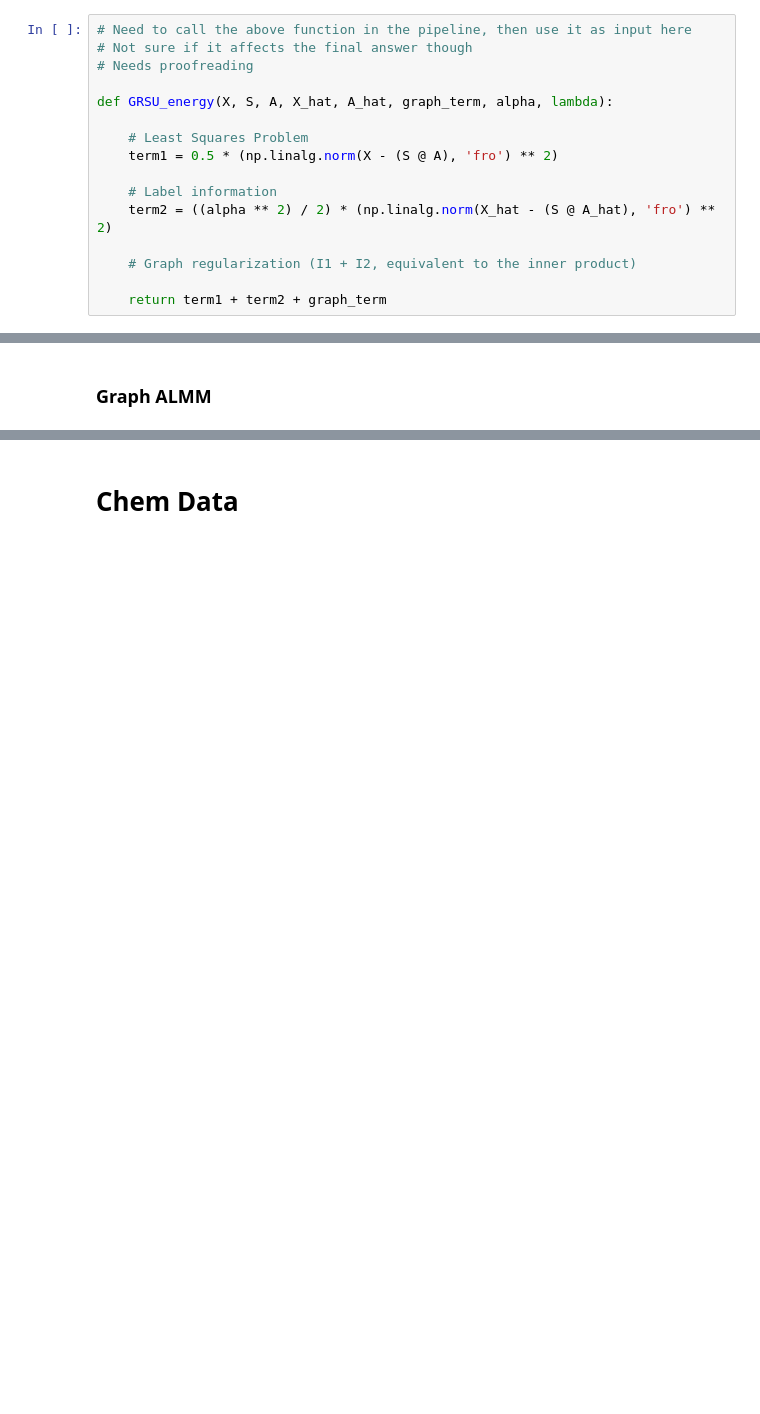
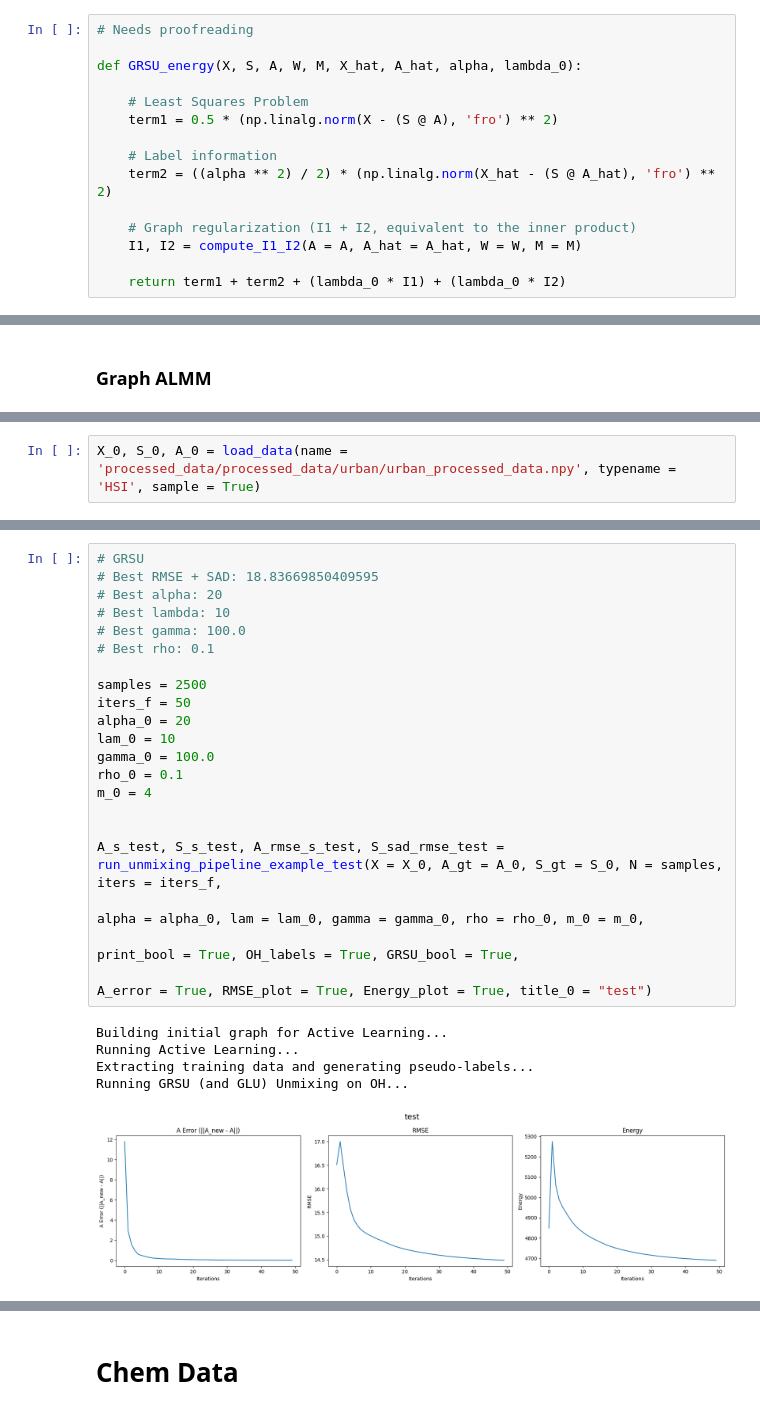
Before and after one commit to mtyler1059/Nearly-Blind-Hyperspectral-Unmixing, a Jupyter notebook: plot_testing.ipynb, the cells around one changed output, grey strips where cells are left out. Drawn from its saved outputs; the diff is of its cells as text; blank space fills up the shorter version.

Commit message:
Added energy function implementations

```diff
--- a/plot_testing.ipynb
+++ b/plot_testing.ipynb
@@ -1379,9 +1395,7 @@ def graph_reg_term(A, A_hat, L_uu, L_lu, L_ll):
 # %%
-# Need to call the above function in the pipeline, then use it as input here
-# Not sure if it affects the final answer though
 # Needs proofreading
 
-def GRSU_energy(X, S, A, X_hat, A_hat, graph_term, alpha, lambda):
+def GRSU_energy(X, S, A, W, M, X_hat, A_hat, alpha, lambda_0):
 
     # Least Squares Problem
     term1 = 0.5 * (np.linalg.norm(X - (S @ A), 'fro') ** 2)
@@ -1390,8 +1404,9 @@ def GRSU_energy(X, S, A, X_hat, A_hat, graph_term, alpha, lambda):
     term2 = ((alpha ** 2) / 2) * (np.linalg.norm(X_hat - (S @ A_hat), 'fro') ** 2)
 
     # Graph regularization (I1 + I2, equivalent to the inner product)
+    I1, I2 = compute_I1_I2(A = A, A_hat = A_hat, W = W, M = M)
 
-    return term1 + term2 + graph_term
+    return term1 + term2 + (lambda_0 * I1) + (lambda_0 * I2)
 # %% [markdown]
 ### ALMM
 # %%
@@ -1441,0 +1724,2 @@ def Graph_ALMM_energy(X, S, A, T, E, B, graph_term, alpha, beta, gamma, eta):
+# %%
+X_0, S_0, A_0 = load_data(name = 'processed_data/processed_data/urban/urban_processed_data.npy', typename = 'HSI', sample = True)
@@ -1441,0 +1737,27 @@ def Graph_ALMM_energy(X, S, A, T, E, B, graph_term, alpha, beta, gamma, eta):
+# %%
+# GRSU
+# Best RMSE + SAD: 18.83669850409595
+# Best alpha: 20
+# Best lambda: 10
+# Best gamma: 100.0
+# Best rho: 0.1
+
+samples = 2500
+iters_f = 50
+alpha_0 = 20
+lam_0 = 10
+gamma_0 = 100.0
+rho_0 = 0.1
+m_0 = 4
+
+
+A_s_test, S_s_test, A_rmse_s_test, S_sad_rmse_test = run_unmixing_pipeline_example_test(X = X_0, A_gt = A_0, S_gt = S_0, N = samples, iters = iters_f,
+                                                                                    alpha = alpha_0, lam = lam_0, gamma = gamma_0, rho = rho_0, m_0 = m_0,
+                                                                                    print_bool = True, OH_labels = True, GRSU_bool = True,
+                                                                                    A_error = True, RMSE_plot = True, Energy_plot = True, title_0 = "test")
+# %% [output]
+Building initial graph for Active Learning...
+Running Active Learning...
+Extracting training data and generating pseudo-labels...
+Running GRSU (and GLU) Unmixing on OH...
+[figure, added]
```
Also changed, not shown: parts of 16 cells of this notebook, 1 other file.
